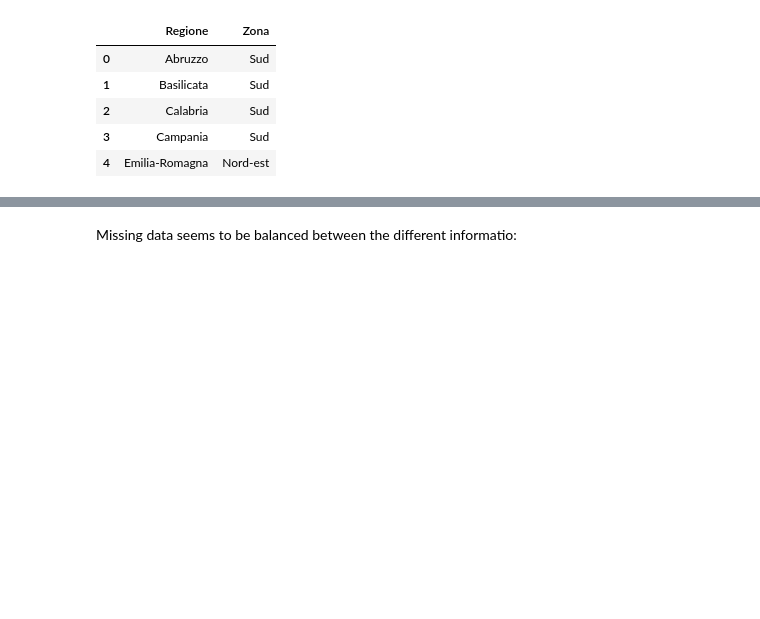
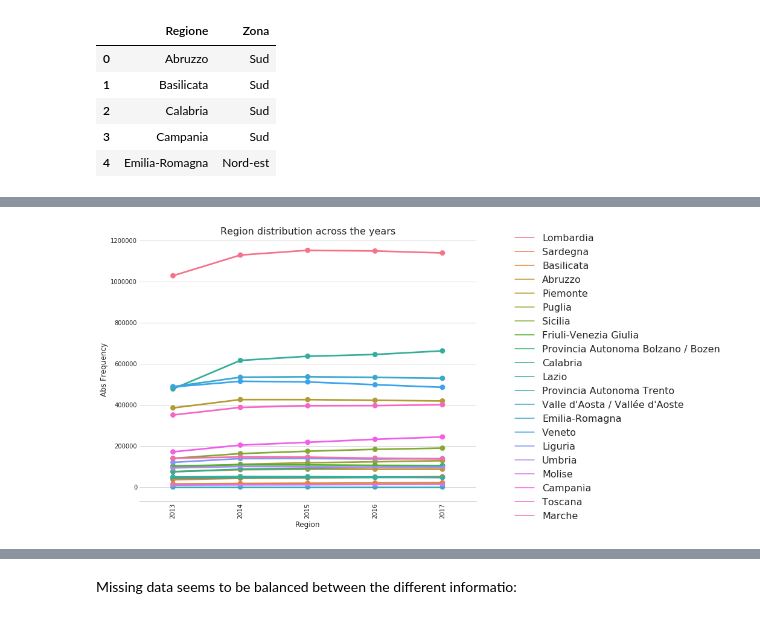
Before and after one commit to SaraR-1/Immigration, a Jupyter notebook: Statistics.ipynb, the cells around one changed output, grey strips where cells are left out. Saved outputs shown, nothing was run; the diff lists cells and outputs as text; code cells hidden in the pictures; blank space fills up the shorter version.

```diff
--- a/Statistics.ipynb
+++ b/Statistics.ipynb
@@ -78,3 +121,20 @@ for r in list(set(regione_zona["Regione"])):
+# %%
+# Plot it!
+legend = []
+for r, c in zip(list(set(regione_zona["Regione"])), sns.color_palette("husl", 21)):
+    temp = [regioni[r][y] for y in years]
+    sns.pointplot(y = temp, x = years, label= r, color = c)
+    legend.append(mlines.Line2D([], [], color=c, markersize=15, label=r))
+
+plt.xticks(rotation=90)
+sns.despine(left=True)
+plt.xlabel("Region", fontsize=12)
+plt.ylabel("Abs Frequency", fontsize=12)
+plt.legend(handles = legend, prop={'size':16}, loc='upper right', bbox_to_anchor=(1.75, 1.05), ncol=1)
+plt.title("Region distribution across the years", fontsize = 16)
+plt.show()
+# %% [output]
+[figure, added]
 # %%
 # Zone distribution across the years
 zone = {}
```
Also changed, not shown: parts of 12 cells of this notebook, 29 other files.
